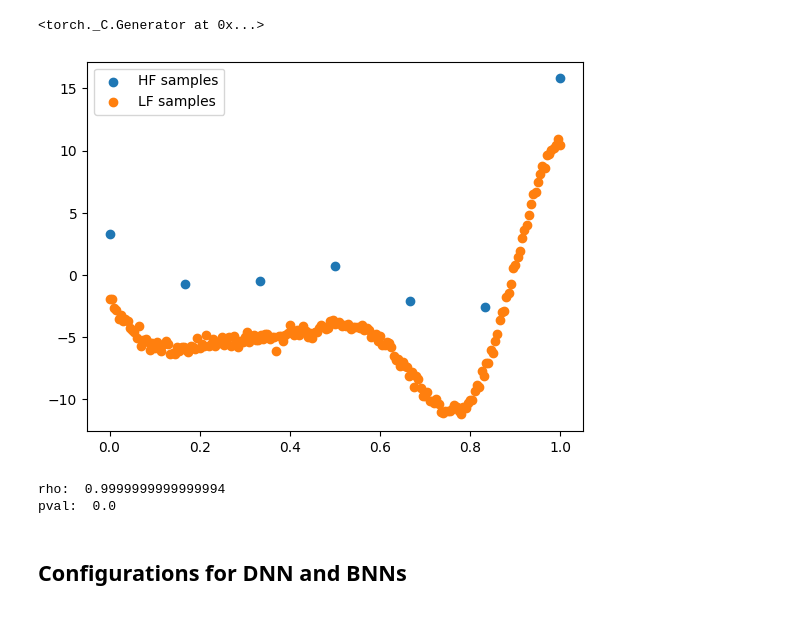
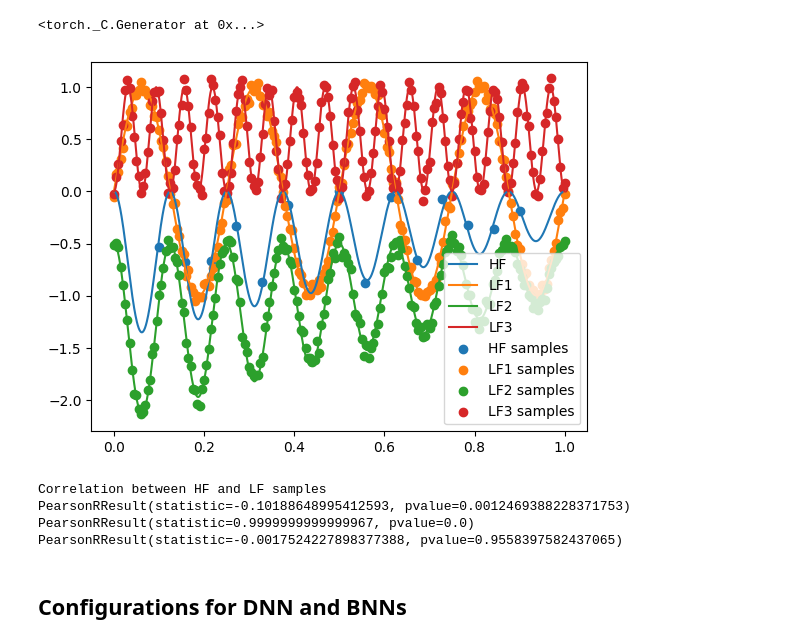
Before and after one commit to bessagroup/mfbml, a Jupyter notebook: studies/bnn_illustrative_examples/mf_dnn_bnn_forrester/mf_dnn_bnn_showcase.ipynb, the cells around one changed output. Cells and saved outputs as stored; diff of their text form; code cells hidden in the pictures.

Commit message:
new illustrative case

```diff
--- a/studies/bnn_illustrative_examples/mf_dnn_bnn_forrester/mf_dnn_bnn_showcase.ipynb
+++ b/studies/bnn_illustrative_examples/mf_dnn_bnn_forrester/mf_dnn_bnn_showcase.ipynb
@@ -25,52 +24,56 @@ torch.manual_seed(seed)
 <torch._C.Generator at 0x...>
 # %%
 # define function
-func = mf_Forrester_torch(noise_std=0.0)
-
+func = MengCase1(noise_std=0.0)
 # generate samples (21 HF samples, 201 LF samples)
 lf_samples = torch.linspace(0, 1, 201).reshape(-1, 1)
 # hf_samples = lf_samples[::10]  # sample every 5 points
-hf_samples = torch.linspace(0, 1, 7).reshape(-1, 1)
+hf_samples= torch.linspace(0.1, 0.9, 15).reshape(-1, 1)
 
 # generate responses
-lf_responses = func.lf_1(lf_samples, noise_std=0.3)
-hf_responses = func.hf(hf_samples, noise_hf=0.3)
+lf1_responses = func.lf1(lf_samples,  noise_lf=0.05)
+lf2_responses = func.lf2(lf_samples, noise_lf=0.05)
+lf3_responses = func.lf3(lf_samples, noise_lf=0.05)
+# get the high-fidelity responses
+hf_responses = func.hf(hf_samples, noise_hf=0.05)
 # %%
 # generate the test points
-test_samples = torch.linspace(0, 1, 101).reshape(-1, 1)
+test_samples = torch.linspace(0, 1, 1001).reshape(-1, 1)
 # noiseless responses
 test_hf_responses_noiseless = func.hf(test_samples, noise_hf=0.0)
-test_lf_responses_noiseless = func.lf_1(test_samples, noise_std=0.0)
-
+test_lf1_responses_noiseless = func.lf1(test_samples, noise_lf=0.0)
+test_lf2_responses_noiseless = func.lf2(test_samples, noise_lf=0.0)
+test_lf3_responses_noiseless = func.lf3(test_samples, noise_lf=0.0)
 # noise responses
-test_hf_responses = func.hf(test_samples, noise_hf=0.3)
-test_lf_responses = func.lf_1(test_samples, noise_std=0.3)
+test_hf_responses = func.hf(test_samples, noise_hf=0.05)
 
 # plot the function
 fig, ax = plt.subplots()
-# ax.plot(test_samples, test_hf_responses_noiseless, label="HF")
-# ax.plot(test_samples, test_lf_responses_noiseless, label="LF")
-# # plot test noisy responses
-# ax.scatter(test_samples, test_hf_responses, label="HF noise responses")
-# ax.scatter(test_samples, test_lf_responses, label="LF noise responses")
+ax.plot(test_samples, test_hf_responses_noiseless, label="HF")
+ax.plot(test_samples, test_lf1_responses_noiseless, label="LF1")
+ax.plot(test_samples, test_lf2_responses_noiseless, label="LF2")
+ax.plot(test_samples, test_lf3_responses_noiseless, label="LF3")
+
 # plot the samples
 ax.scatter(hf_samples, hf_responses, label="HF samples")
-ax.scatter(lf_samples, lf_responses, label="LF samples")
+ax.scatter(lf_samples, lf1_responses, label="LF1 samples")
+ax.scatter(lf_samples, lf2_responses, label="LF2 samples")
+ax.scatter(lf_samples, lf3_responses, label="LF3 samples")
 plt.legend()
 plt.show()
 # %% [output]
-[figure, old version]
+[figure, new version]
-# %%
-# calculate the person correlation coefficient via the noiseless responses
-rho, pval = pearsonr(
-    test_hf_responses_noiseless.flatten().numpy().tolist(),
-    test_lf_responses_noiseless.flatten().numpy().tolist(),
-)
-print("rho: ", rho)
-print("pval: ", pval)
-# %% [output]
-rho:  0.9999999999999994
-pval:  0.0
+# %%
+# correlation between HF and LF samples
+print("Correlation between HF and LF samples")
+print(pearsonr(test_hf_responses_noiseless.flatten(), test_lf1_responses_noiseless.flatten()))
+print(pearsonr(test_hf_responses_noiseless.flatten(), test_lf2_responses_noiseless.flatten()))
+print(pearsonr(test_hf_responses_noiseless.flatten(), test_lf3_responses_noiseless.flatten()))
+# %% [output]
+Correlation between HF and LF samples
+PearsonRResult(statistic=-0.10188648995412593, pvalue=0.0012469388228371753)
+PearsonRResult(statistic=0.9999999999999967, pvalue=0.0)
+PearsonRResult(statistic=-0.0017524227898377388, pvalue=0.9558397582437065)
 # %% [markdown]
 ## Configurations for DNN and BNNs
 # %%
```
Also changed, not shown: parts of 12 cells of this notebook, 23 other files.
